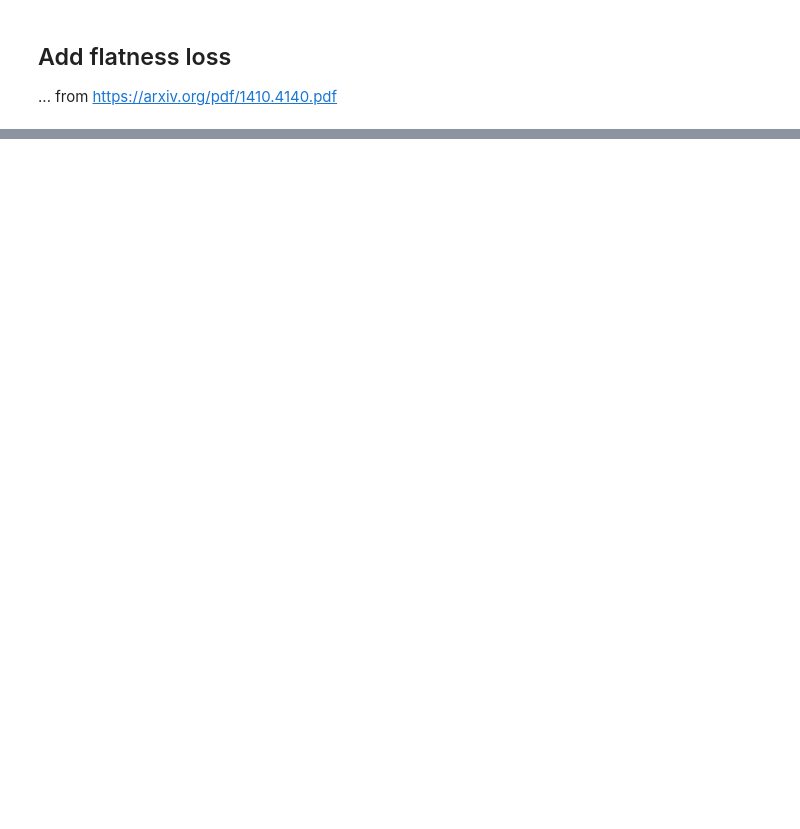
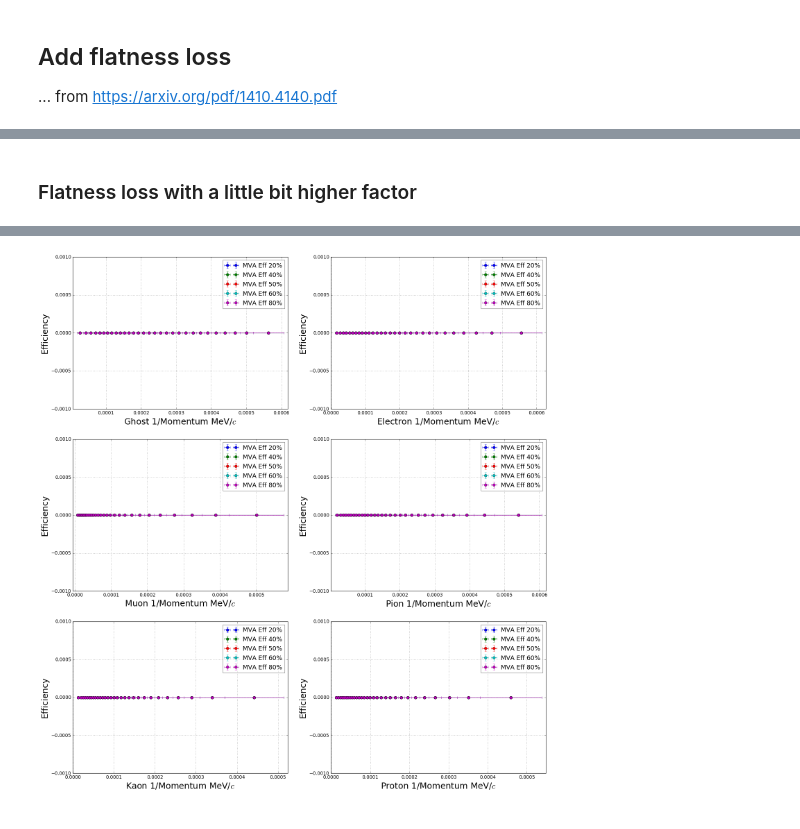
Before and after one commit to HolyBayes/Flatness, a Jupyter notebook: FlatNN.ipynb, the cells around one changed output, grey strips where cells are left out. Drawn from its saved outputs; the diff is of its cells as text; code cells hidden in the pictures; blank space fills up the shorter version.

```diff
--- a/FlatNN.ipynb
+++ b/FlatNN.ipynb
@@ -526,0 +604,79 @@ plot_flatness_by_particle(data_test_target_short, prediction_2d, 1./trackPt_test
+# %% [markdown]
+### Flatness loss with a little bit higher factor
+# %%
+from lasagne.layers import InputLayer, DenseLayer, DropoutLayer, BatchNormLayer, NonlinearityLayer
+from lasagne.nonlinearities import softmax, tanh, rectify
+
+input_var = T.matrix('input', dtype='float32')
+target_var = T.matrix('signal', dtype='float32')
+p_var = T.vector('p', dtype='float32')
+pt_var = T.vector('pt', dtype='float32')
+lr = T.scalar('learning rate')
+alpha_p_var = T.scalar('alpha_p')
+alpha_pt_var = T.scalar('alpha_pt')
+
+network = InputLayer(shape=(None, n_features), input_var=input_var)
+
+network = DenseLayer(network, 300, nonlinearity=rectify)
+network = DropoutLayer(network, 0.1)
+
+network = DenseLayer(network, 300)
+network = BatchNormLayer(network)
+network = DropoutLayer(network, 0.3)
+network = NonlinearityLayer(network, nonlinearity=rectify)
+
+network = DenseLayer(network, 400, nonlinearity=rectify)
+network = DropoutLayer(network, 0.5)
+
+network = DenseLayer(network, n_classes, nonlinearity=softmax)
+
+predictions = lasagne.layers.get_output(network)
+params = lasagne.layers.get_all_params(network, trainable=True)
+loss_ce = lasagne.objectives.categorical_crossentropy(predictions, target_var).mean()
+# loss_fl =  alpha_p_var * flatness_loss(predictions, target_var, p_var) + alpha_pt_var * flatness_loss(predictions, target_var, pt_var)
+loss_fl = alpha_p_var * flatness_loss(predictions, target_var, p_var)
+loss = loss_ce + loss_fl
+acc = T.mean(T.eq(T.argmax(predictions, axis=1), T.argmax(target_var, axis=1)),
+                  dtype=theano.config.floatX)
+
+updates = lasagne.updates.rmsprop(loss, params, learning_rate=lr)
+
+train_fn = theano.function([input_var, target_var, p_var, lr, alpha_p_var], [loss, loss_fl, loss_ce, acc], updates=updates, allow_input_downcast=True)
+# train_fn = theano.function([input_var, target_var, p_var, pt_var, lr, alpha_p_var, alpha_pt_var], [loss, loss_fl, loss_ce, acc], updates=updates, allow_input_downcast=True)
+test_fn = theano.function([input_var], [predictions], allow_input_downcast=True)
+
+N_EPOCH = 2
+lr = 1e-3
+PATIENCE = 5
+BATCH_SIZE = 10000
+alpha_p = 40000.0
+alpha_pt = 40000.0
+i = 0
+
+for epoch in range(N_EPOCH):
+    if epoch and epoch % PATIENCE == 0: lr /= 10.0
+    for batch_X, batch_y, batch_p, batch_pt in iterate_minibatches(data_short[original_features].values, np_utils.to_categorical(data_target_short), trackP_short, trackPt_short, batch_size=BATCH_SIZE):
+#         loss_value, loss_fl_value, loss_ce_value, acc_value = train_fn(batch_X, batch_y, batch_p, batch_pt, lr, alpha_p, alpha_pt)
+        loss_value, loss_fl_value, loss_ce_value, acc_value = train_fn(batch_X, batch_y, batch_p, lr, alpha_p)
+        print 'Loss (total): ', loss_value
+        print 'Loss (flatness): ', loss_fl_value
+        print 'Loss (cross-entropy): ', loss_ce_value
+        print 'Accuracy: ', acc_value
+#         if i % 10 == 0:
+#             preds = test_fn(data_test_short[original_features].values)[0]
+#             cvm = compute_cvm_by_particle(data_test_target_short, preds,
+#                         {'TrackP': trackP_test_short, 'TrackPt': trackPt_test_short})
+#             print cvm
+    preds = test_fn(data_test_short[original_features].values)[0]
+    auc = roc_auc_score_one_vs_all(data_test_target_short, preds)
+#     cvm = compute_cvm_by_particle(data_test_target_short, preds,
+#                         {'TrackP': trackP_test_short, 'TrackPt': trackPt_test_short})
+    print 'Epoch: %d' % epoch
+    print auc
+
+prediction_2d = test_fn(data_test_short[original_features].values)[0]
+plot_flatness_by_particle(data_test_target_short, prediction_2d, 1./trackP_test_short,
+                          '1/Momentum MeV/$c$', thresholds=[20, 40, 50, 60, 80], ignored_sideband=0.01)
+# plot_flatness_by_particle(data_test_target_short, prediction_2d, 1./trackPt_test_short,
+#                           '1/Transverse Momentum MeV/$c$', thresholds=[20, 40, 50, 60, 80], ignored_sideband=0.01)
+# %% [output]
@@ -526,0 +700 @@ plot_flatness_by_particle(data_test_target_short, prediction_2d, 1./trackPt_test
+[figure, added]
```
Also changed, not shown: parts of 18 cells of this notebook.
